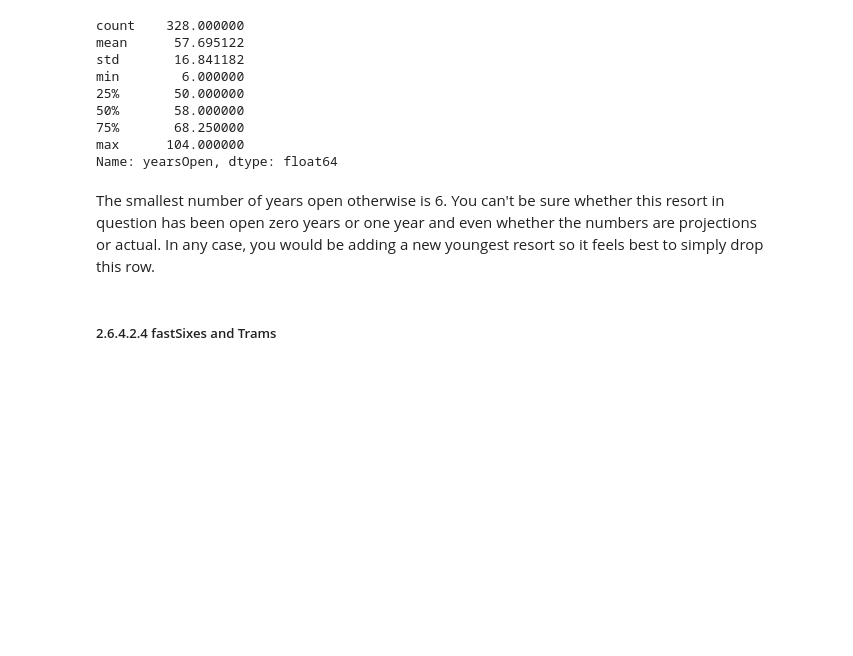
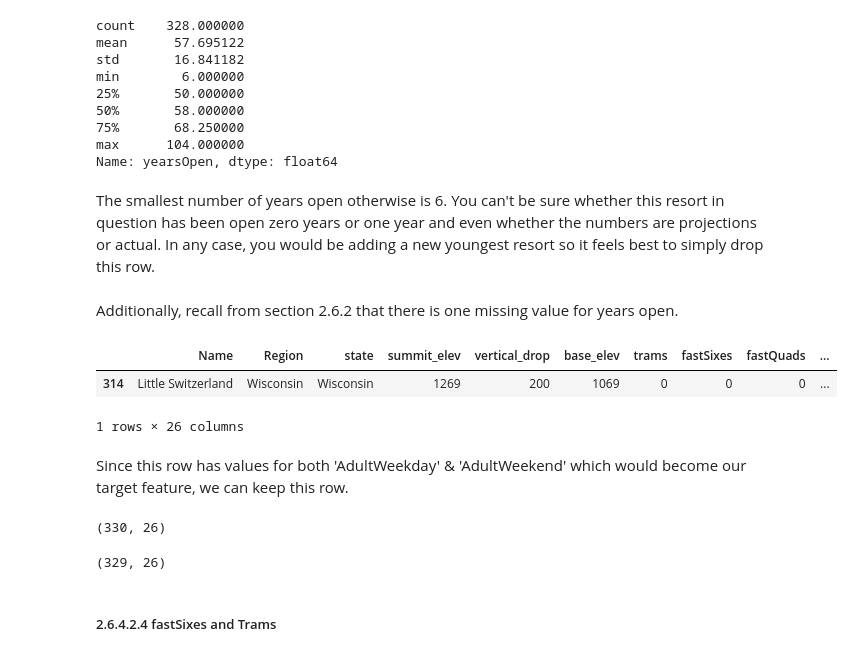
Before and after one commit to mandarspringboard/DataScienceGuidedCapstone, a Jupyter notebook: Notebooks/02_data_wrangling.ipynb, the cells around one changed output. Drawn from its saved outputs; the diff is of its cells as text; code cells hidden in the pictures; blank space fills up the shorter version.

```diff
--- a/Notebooks/02_data_wrangling.ipynb
+++ b/Notebooks/02_data_wrangling.ipynb
@@ -694,4 +694,18 @@ max      104.000000
 Name: yearsOpen, dtype: float64
 # %% [markdown]
 The smallest number of years open otherwise is 6. You can't be sure whether this resort in question has been open zero years or one year and even whether the numbers are projections or actual. In any case, you would be adding a new youngest resort so it feels best to simply drop this row.
+# %% [markdown]
+Additionally, recall from section 2.6.2 that there is one missing value for years open.
+# %%
+ski_data[ski_data['yearsOpen'].isnull()]
+# %% [output]
+|  | Name | Region | state | summit_elev | vertical_drop | base_elev | trams | fastSixes | fastQuads | ... |
+| 314 | Little Switzerland | Wisconsin | Wisconsin | 1269 | 200 | 1069 | 0 | 0 | 0 | ... |
+1 rows × 26 columns
+# %% [markdown]
+Since this row has values for both 'AdultWeekday' & 'AdultWeekend' which would become our target feature, we can keep this row.
+# %%
+ski_data.shape
+# %% [output]
+(330, 26)
 # %%
@@ -699,3 +713,7 @@ ski_data = ski_data[ski_data.yearsOpen < 1000]
+# %%
+ski_data.shape
+# %% [output]
+(329, 26)
 # %% [markdown]
 ##### 2.6.4.2.4 fastSixes and Trams<a id='2.6.4.2.4_fastSixes_and_Trams'></a>
 # %% [markdown]
```
Also changed, not shown: parts of 23 cells of this notebook.
